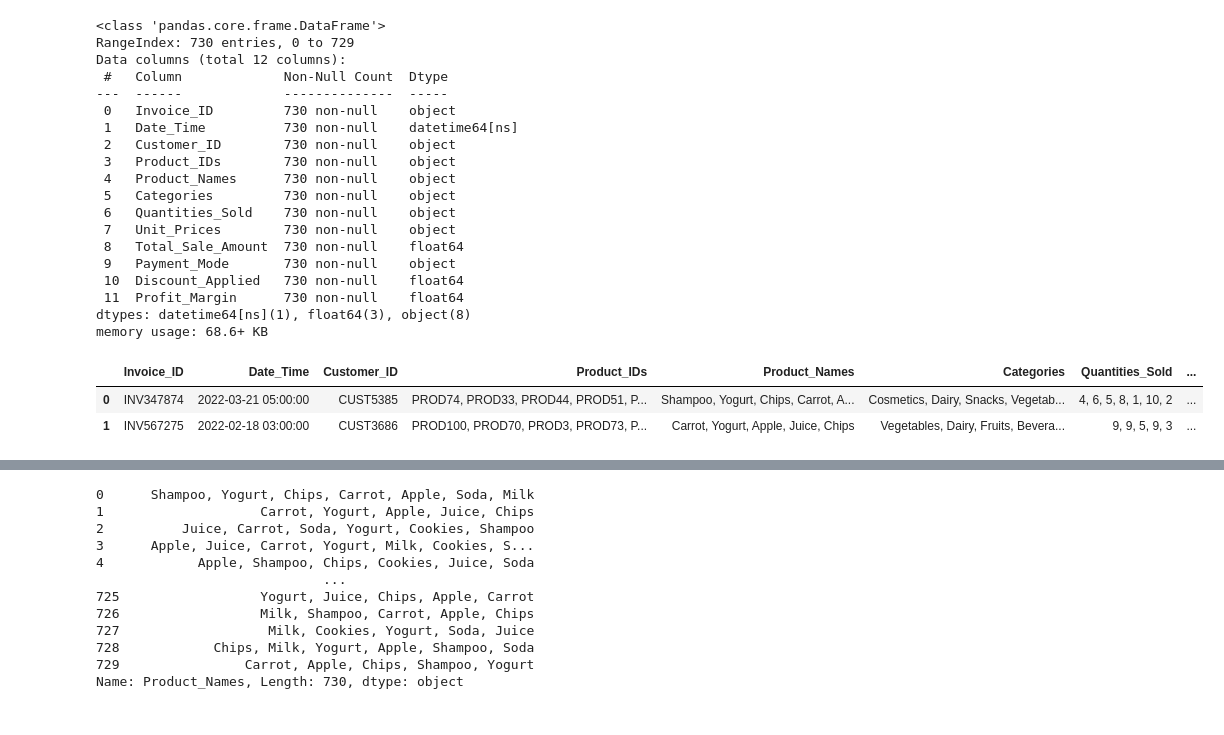
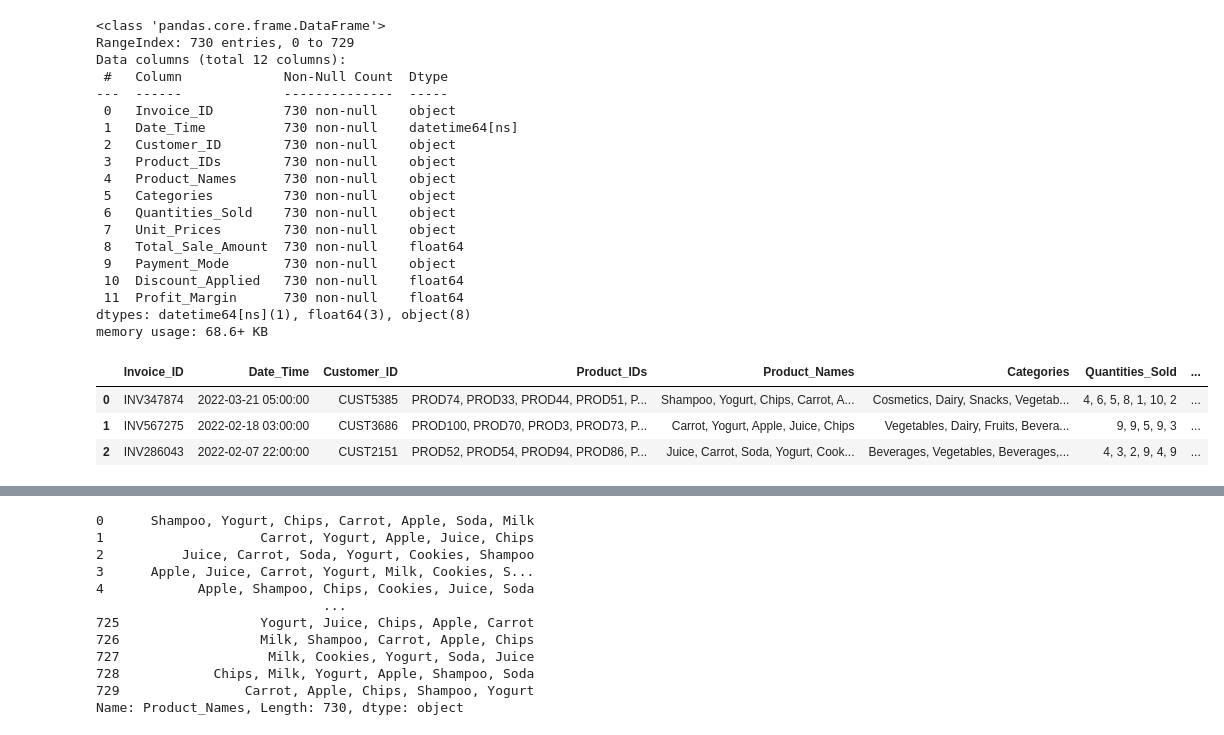
Before and after one commit to utkarshsen03/AI-based-business-solution, a Jupyter notebook: HACKATHON .ipynb, the cells around one changed output, grey strips where cells are left out. Saved outputs shown, nothing was run; the diff lists cells and outputs as text; code cells hidden in the pictures.

```diff
--- a/HACKATHON .ipynb
+++ b/HACKATHON .ipynb
@@ -61,9 +40,13 @@ memory usage: 68.6+ KB
 # %%
 df['Month']=df['Date_Time'].dt.month_name()
 df['Day'] = df['Date_Time'].dt.day_name()
+df['Paid_Amount'] = df['Total_Sale_Amount']-df['Discount_Applied']
+df['Payment_Mode'] = df['Payment_Mode'].astype('category')
+df['Categories'] = df['Categories'].astype('category')
+df.drop(columns='Invoice_ID')
+df.head(3)
+# %% [output]
+|  | Invoice_ID | Date_Time | Customer_ID | Product_IDs | Product_Names | Categories | Quantities_Sold | ... |
+| 0 | INV347874 | 2022-03-21 05:00:00 | CUST5385 | PROD74, PROD33, PROD44, PROD51, P... | Shampoo, Yogurt, Chips, Carrot, A... | Cosmetics, Dairy, Snacks, Vegetab... | 4, 6, 5, 8, 1, 10, 2 | ... |
+| 1 | INV567275 | 2022-02-18 03:00:00 | CUST3686 | PROD100, PROD70, PROD3, PROD73, P... | Carrot, Yogurt, Apple, Juice, Chips | Vegetables, Dairy, Fruits, Bevera... | 9, 9, 5, 9, 3 | ... |
+| 2 | INV286043 | 2022-02-07 22:00:00 | CUST2151 | PROD52, PROD54, PROD94, PROD86, P... | Juice, Carrot, Soda, Yogurt, Cook... | Beverages, Vegetables, Beverages,... | 4, 3, 2, 9, 4, 9 | ... |
-# %%
-df.head(2)
-# %% [output]
-|  | Invoice_ID | Date_Time | Customer_ID | Product_IDs | Product_Names | Categories | Quantities_Sold | ... |
-| 0 | INV347874 | 2022-03-21 05:00:00 | CUST5385 | PROD74, PROD33, PROD44, PROD51, P... | Shampoo, Yogurt, Chips, Carrot, A... | Cosmetics, Dairy, Snacks, Vegetab... | 4, 6, 5, 8, 1, 10, 2 | ... |
-| 1 | INV567275 | 2022-02-18 03:00:00 | CUST3686 | PROD100, PROD70, PROD3, PROD73, P... | Carrot, Yogurt, Apple, Juice, Chips | Vegetables, Dairy, Fruits, Bevera... | 9, 9, 5, 9, 3 | ... |
```
Also changed, not shown: parts of 30 cells of this notebook.
